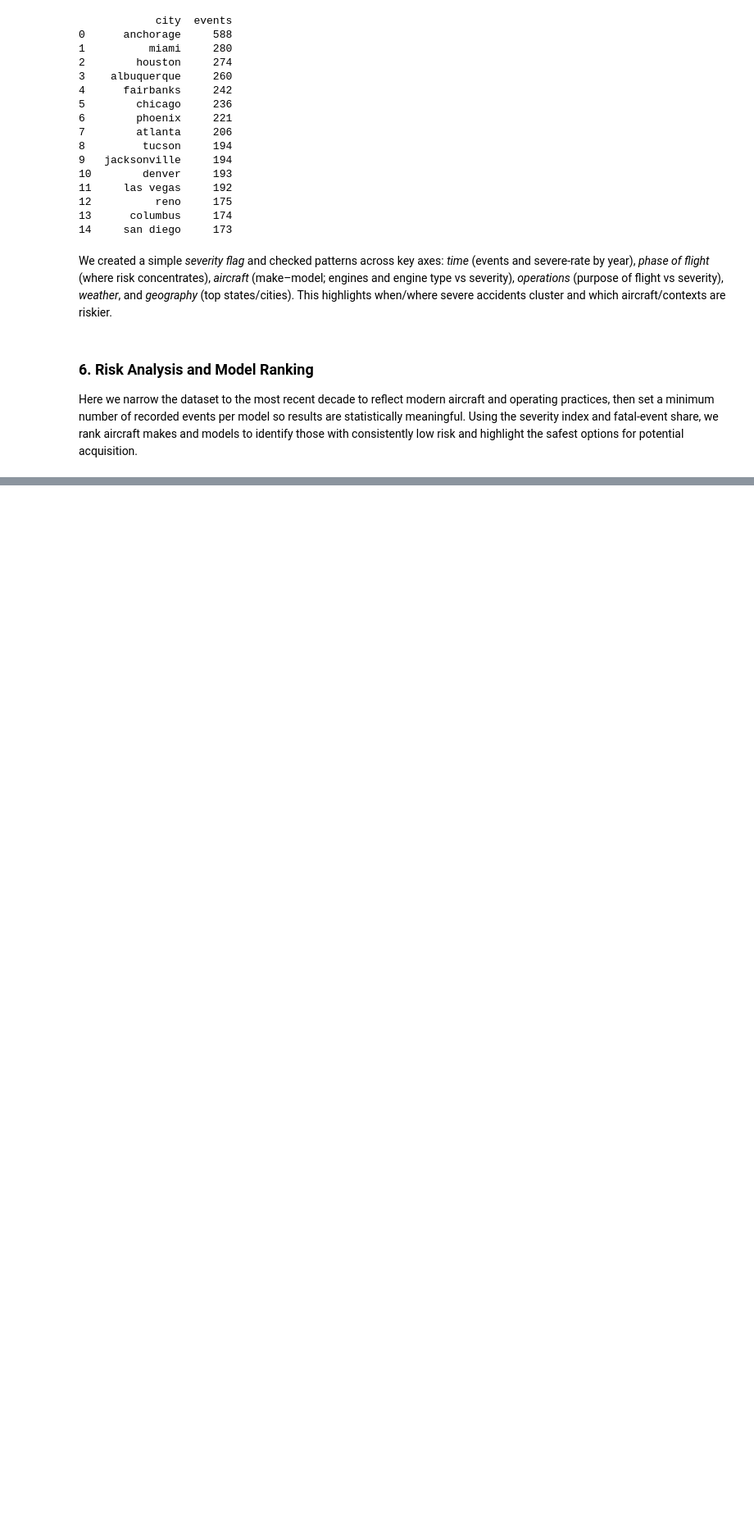
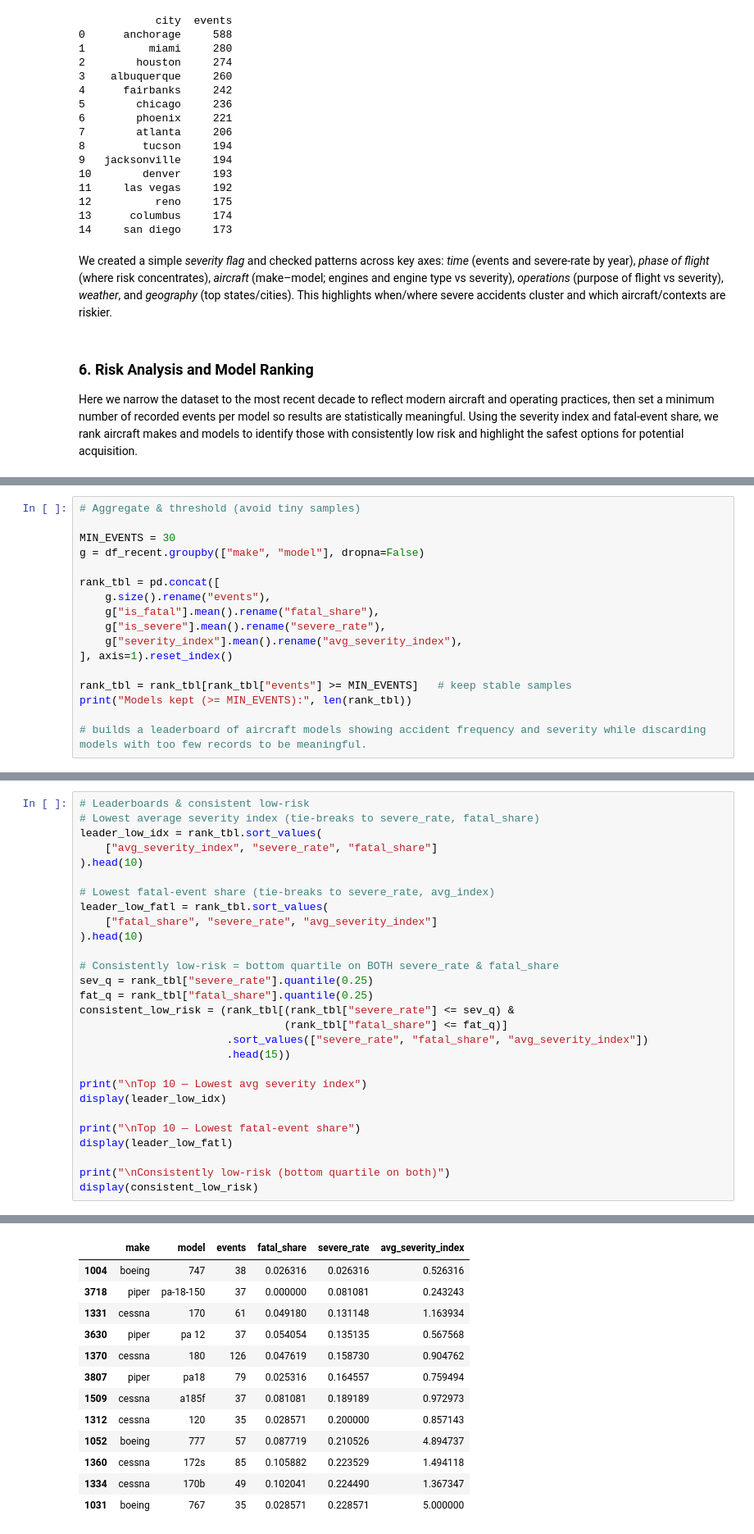
Before and after one commit to mcshoja/Phase-1-Project, a Jupyter notebook: aviation.ipynb, the cells around one changed output, grey strips where cells are left out. Shown: that part at 82% size. Saved outputs shown, nothing was run; the diff lists cells and outputs as text; blank space fills up the shorter version.

```diff
--- a/aviation.ipynb
+++ b/aviation.ipynb
@@ -578,0 +588,17 @@ Here we narrow the dataset to the most recent decade to reflect modern aircraft
+# %%
+# Aggregate & threshold (avoid tiny samples)
+
+MIN_EVENTS = 30
+g = df_recent.groupby(["make", "model"], dropna=False)
+
+rank_tbl = pd.concat([
+    g.size().rename("events"),
+    g["is_fatal"].mean().rename("fatal_share"),
+    g["is_severe"].mean().rename("severe_rate"),
+    g["severity_index"].mean().rename("avg_severity_index"),
+], axis=1).reset_index()
+
+rank_tbl = rank_tbl[rank_tbl["events"] >= MIN_EVENTS]   # keep stable samples
+print("Models kept (>= MIN_EVENTS):", len(rank_tbl))
+
+# builds a leaderboard of aircraft models showing accident frequency and severity while discarding models with too few records to be meaningful.
@@ -578,0 +607,29 @@ Here we narrow the dataset to the most recent decade to reflect modern aircraft
+# %%
+# Leaderboards & consistent low-risk
+# Lowest average severity index (tie-breaks to severe_rate, fatal_share)
+leader_low_idx = rank_tbl.sort_values(
+    ["avg_severity_index", "severe_rate", "fatal_share"]
+).head(10)
+
+# Lowest fatal-event share (tie-breaks to severe_rate, avg_index)
+leader_low_fatl = rank_tbl.sort_values(
+    ["fatal_share", "severe_rate", "avg_severity_index"]
+).head(10)
+
+# Consistently low-risk = bottom quartile on BOTH severe_rate & fatal_share
+sev_q = rank_tbl["severe_rate"].quantile(0.25)
+fat_q = rank_tbl["fatal_share"].quantile(0.25)
+consistent_low_risk = (rank_tbl[(rank_tbl["severe_rate"] <= sev_q) &
+                                (rank_tbl["fatal_share"] <= fat_q)]
+                       .sort_values(["severe_rate", "fatal_share", "avg_severity_index"])
+                       .head(15))
+
+print("\nTop 10 — Lowest avg severity index")
+display(leader_low_idx)
+
+print("\nTop 10 — Lowest fatal-event share")
+display(leader_low_fatl)
+
+print("\nConsistently low-risk (bottom quartile on both)")
+display(consistent_low_risk)
+# %% [output]
@@ -578,0 +661,13 @@ Here we narrow the dataset to the most recent decade to reflect modern aircraft
+|  | make | model | events | fatal_share | severe_rate | avg_severity_index |
+| 1004 | boeing | 747 | 38 | 0.026316 | 0.026316 | 0.526316 |
+| 3718 | piper | pa-18-150 | 37 | 0.000000 | 0.081081 | 0.243243 |
+| 1331 | cessna | 170 | 61 | 0.049180 | 0.131148 | 1.163934 |
+| 3630 | piper | pa 12 | 37 | 0.054054 | 0.135135 | 0.567568 |
+| 1370 | cessna | 180 | 126 | 0.047619 | 0.158730 | 0.904762 |
+| 3807 | piper | pa18 | 79 | 0.025316 | 0.164557 | 0.759494 |
+| 1509 | cessna | a185f | 37 | 0.081081 | 0.189189 | 0.972973 |
+| 1312 | cessna | 120 | 35 | 0.028571 | 0.200000 | 0.857143 |
+| 1052 | boeing | 777 | 57 | 0.087719 | 0.210526 | 4.894737 |
+| 1360 | cessna | 172s | 85 | 0.105882 | 0.223529 | 1.494118 |
+| 1334 | cessna | 170b | 49 | 0.102041 | 0.224490 | 1.367347 |
+| 1031 | boeing | 767 | 35 | 0.028571 | 0.228571 | 5.000000 |
```
Also changed, not shown: parts of 11 cells of this notebook.
